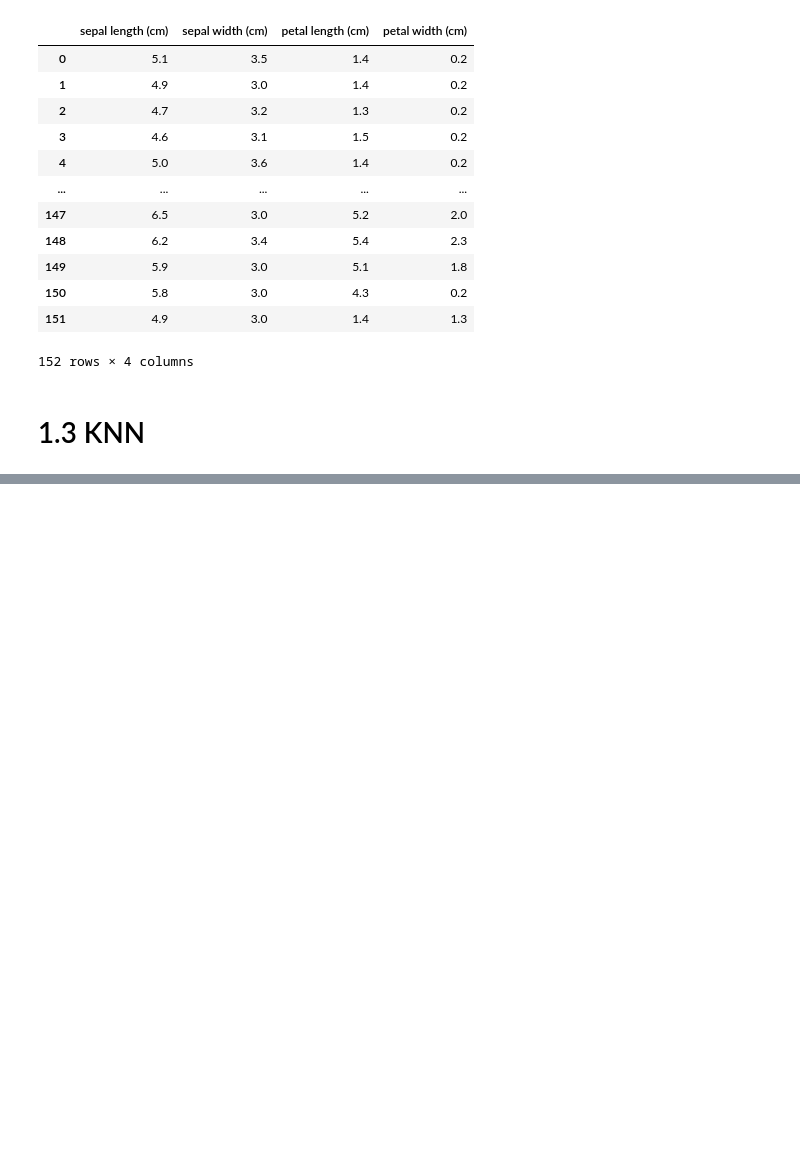
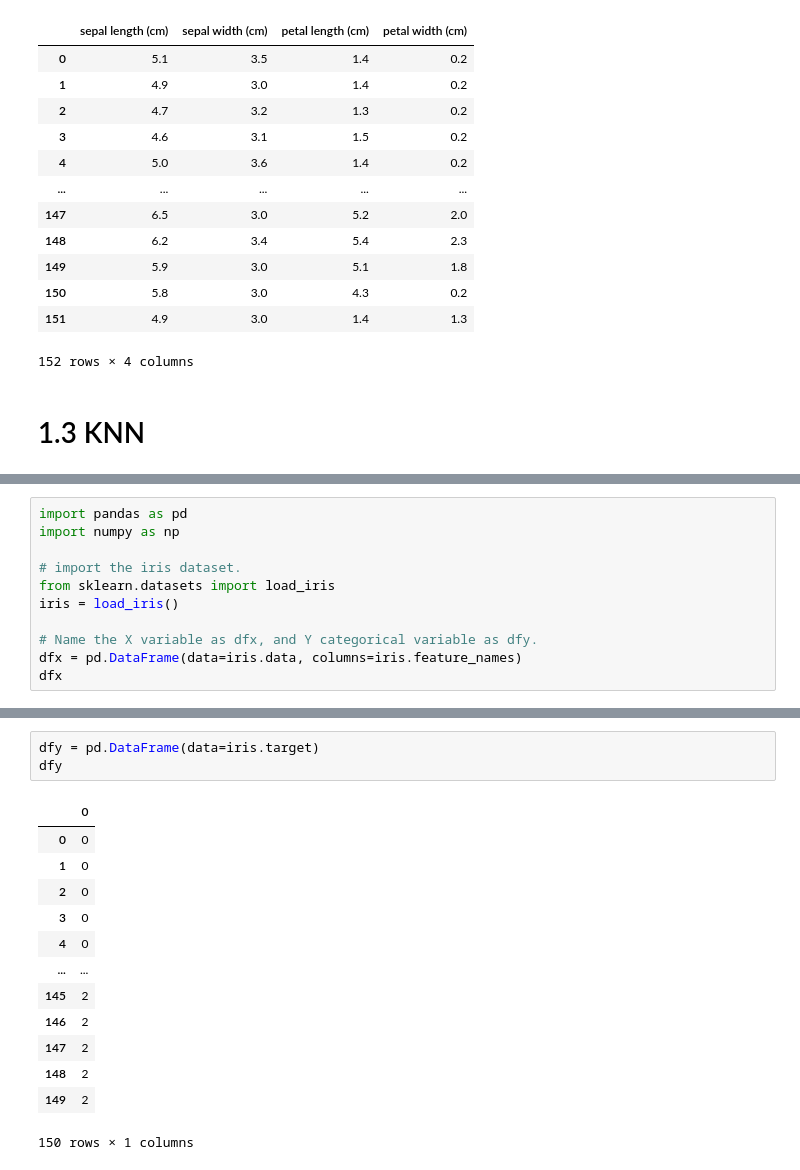
Before and after one commit to Temiloluwa-Oloye/Missing-Value-Processing, a Jupyter notebook: missing_value_processing.ipynb, the cells around one changed output, grey strips where cells are left out. Cells and saved outputs as stored; diff of their text form; blank space fills up the shorter version.

```diff
--- a/missing_value_processing.ipynb
+++ b/missing_value_processing.ipynb
@@ -367,0 +370,11 @@ median
+# %%
+import pandas as pd
+import numpy as np
+
+# import the iris dataset.
+from sklearn.datasets import load_iris
+iris = load_iris()
+
+# Name the X variable as dfx, and Y categorical variable as dfy.
+dfx = pd.DataFrame(data=iris.data, columns=iris.feature_names)
+dfx
@@ -367,0 +395,17 @@ median
+# %%
+dfy = pd.DataFrame(data=iris.target)
+dfy
+# %% [output]
+|  | 0 |
+| 0 | 0 |
+| 1 | 0 |
+| 2 | 0 |
+| 3 | 0 |
+| 4 | 0 |
+| ... | ... |
+| 145 | 2 |
+| 146 | 2 |
+| 147 | 2 |
+| 148 | 2 |
+| 149 | 2 |
+150 rows × 1 columns
```
Also changed, not shown: parts of 10 cells of this notebook.
